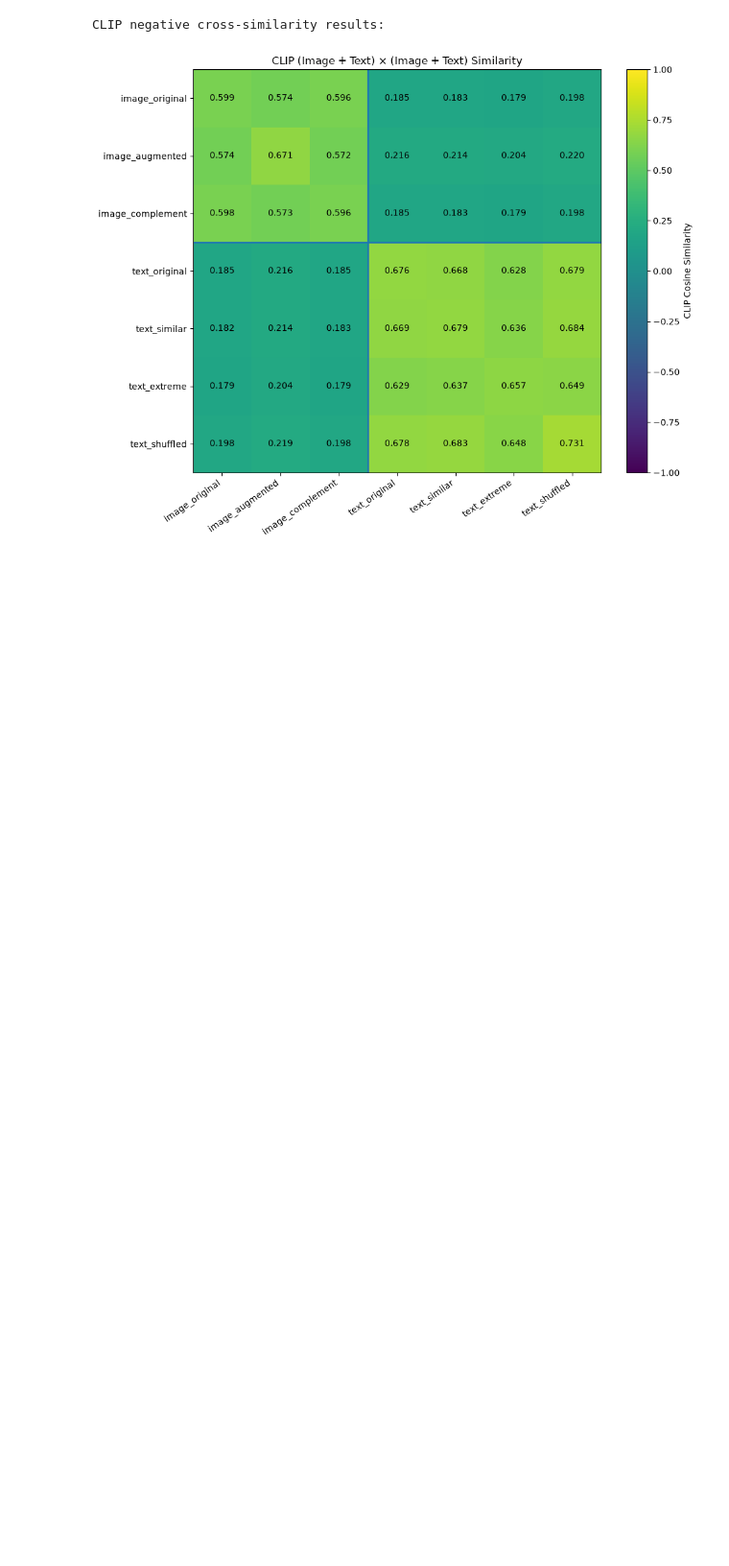
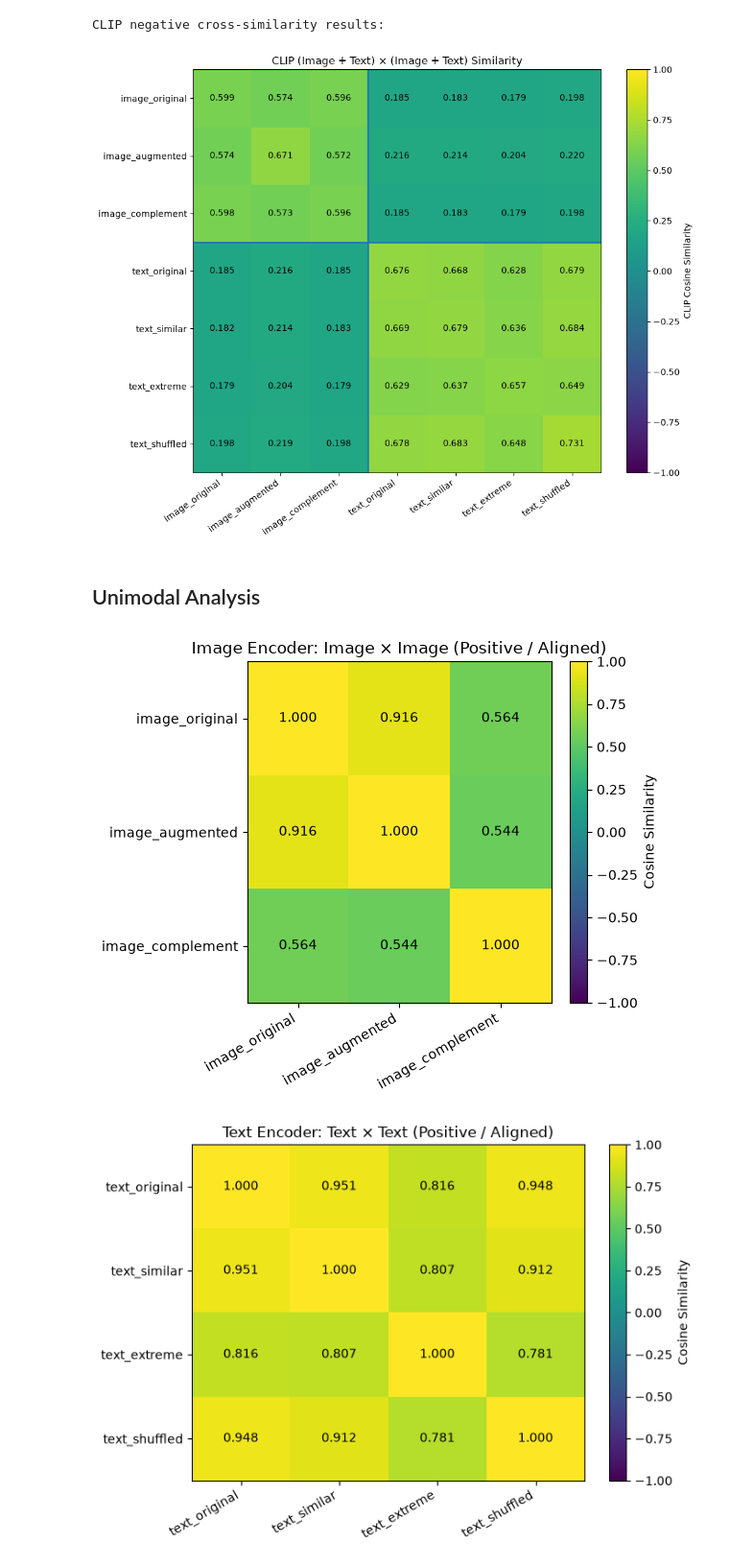
Before and after one commit to debasmit-ut-research/ITML-quest, a Jupyter notebook: notebooks/csa.ipynb, the cells around one changed output. Shown at 96% size. Drawn from its saved outputs; the diff is of its cells as text; code cells hidden in the pictures; blank space fills up the shorter version.

Commit message:
unimodal analysis

```diff
--- a/notebooks/csa.ipynb
+++ b/notebooks/csa.ipynb
@@ -1858,3 +2034,5 @@ plot_clip_variant_cross_similarities(clip_negative_results);
 # %% [output]
 CLIP negative cross-similarity results:
 [figure]
+# %% [markdown]
+## Unimodal Analysis
@@ -1860,0 +2346,20 @@ CLIP negative cross-similarity results:
+# %%
+unimodal_results = compute_unimodal_similarity_matrices(
+    image_encoder=image_encoder,
+    text_encoder=text_encoder,
+    train_paths_file="train_paths.txt",
+    text_original_file="train_texts.txt",
+    text_sim_file="train_texts_sim.txt",
+    text_extreme_file="train_texts_sim_extreme.txt",
+    text_shuffled_file="train_texts_shuff.txt",
+    max_complement_per_class=10,
+    seed=SEED,
+    negative=False
+)
+
+plot_unimodal_similarity_matrices(
+    unimodal_results
+)
+# %% [output]
+[figure, added]
+[figure, added]
```
Also changed, not shown: parts of 16 cells of this notebook.
